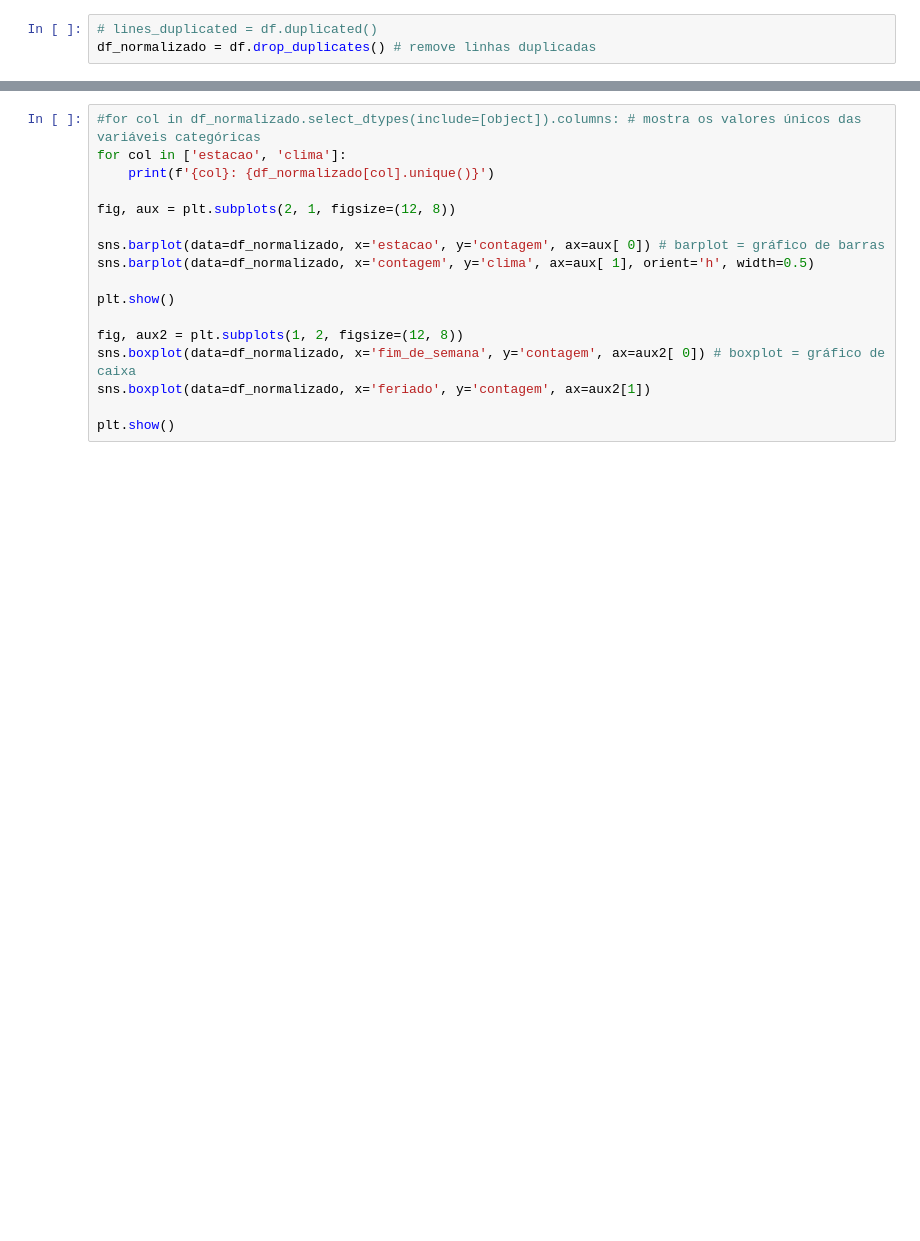
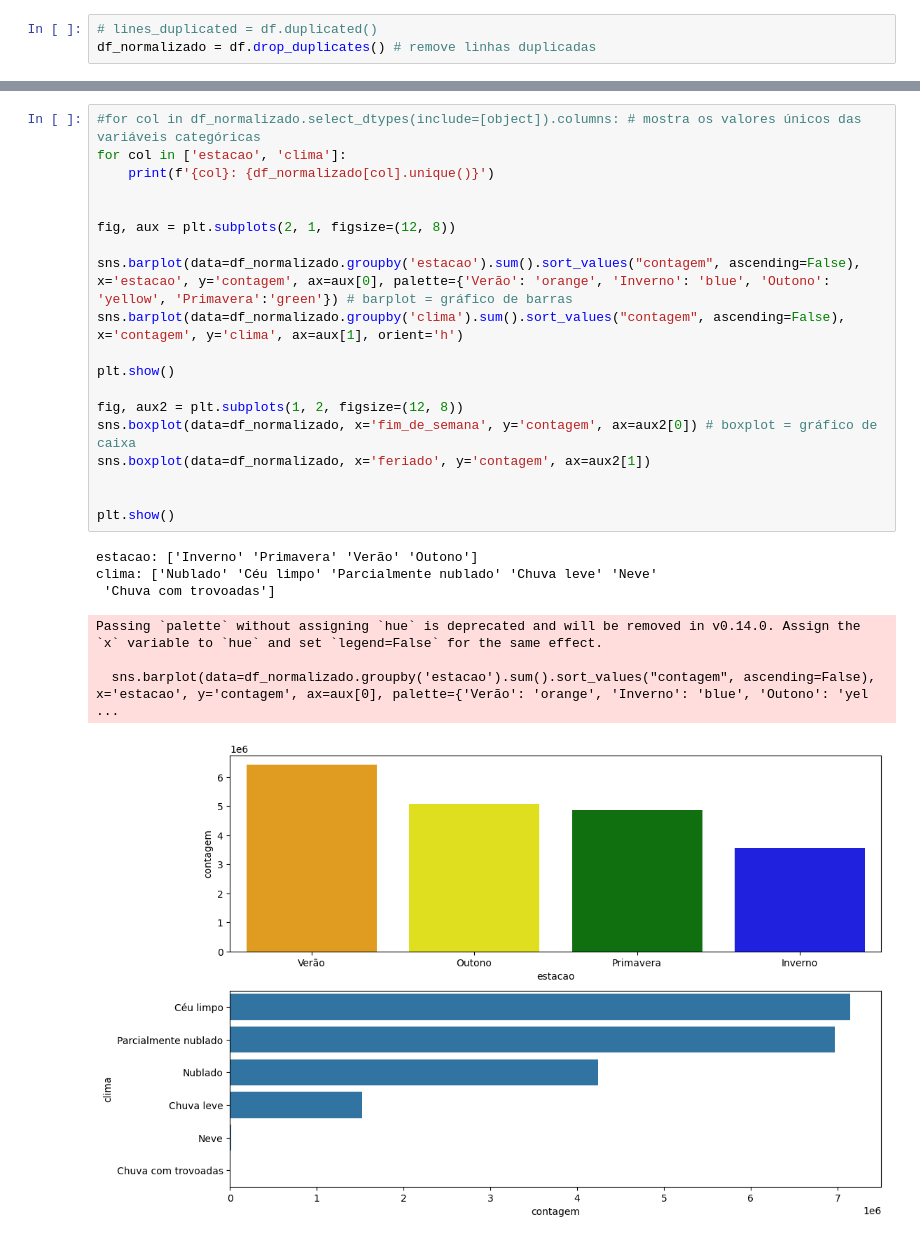
Before and after one commit to DayonCzykailo/data-science, a Jupyter notebook: temporary_serie_predict/bike_analisys.ipynb, the cells around one changed output, grey strips where cells are left out. Saved outputs shown, nothing was run; the diff lists cells and outputs as text; blank space fills up the shorter version.

```diff
--- a/temporary_serie_predict/bike_analisys.ipynb
+++ b/temporary_serie_predict/bike_analisys.ipynb
@@ -41,17 +67,27 @@ df_normalizado.describe(include=[object]) # mostra as variáveis categóricas
 # %%
 #for col in df_normalizado.select_dtypes(include=[object]).columns: # mostra os valores únicos das variáveis categóricas
 for col in ['estacao', 'clima']:
     print(f'{col}: {df_normalizado[col].unique()}')
 
+
 fig, aux = plt.subplots(2, 1, figsize=(12, 8))
 
-sns.barplot(data=df_normalizado, x='estacao', y='contagem', ax=aux[ 0]) # barplot = gráfico de barras
-sns.barplot(data=df_normalizado, x='contagem', y='clima', ax=aux[ 1], orient='h', width=0.5)
+sns.barplot(data=df_normalizado.groupby('estacao').sum().sort_values("contagem", ascending=False), x='estacao', y='contagem', ax=aux[0], palette={'Verão': 'orange', 'Inverno': 'blue', 'Outono': 'yellow', 'Primavera':'green'}) # barplot = gráfico de barras
+sns.barplot(data=df_normalizado.groupby('clima').sum().sort_values("contagem", ascending=False), x='contagem', y='clima', ax=aux[1], orient='h')
 
 plt.show()
 
 fig, aux2 = plt.subplots(1, 2, figsize=(12, 8))
-sns.boxplot(data=df_normalizado, x='fim_de_semana', y='contagem', ax=aux2[ 0]) # boxplot = gráfico de caixa
+sns.boxplot(data=df_normalizado, x='fim_de_semana', y='contagem', ax=aux2[0]) # boxplot = gráfico de caixa
 sns.boxplot(data=df_normalizado, x='feriado', y='contagem', ax=aux2[1])
 
+
 plt.show()
+# %% [output]
+estacao: ['Inverno' 'Primavera' 'Verão' 'Outono']
+clima: ['Nublado' 'Céu limpo' 'Parcialmente nublado' 'Chuva leve' 'Neve'
+ 'Chuva com trovoadas']
+Passing `palette` without assigning `hue` is deprecated and will be removed in v0.14.0. Assign the `x` variable to `hue` and set `legend=False` for the same effect.
+
+  sns.barplot(data=df_normalizado.groupby('estacao').sum().sort_values("contagem", ascending=False), x='estacao', y='contagem', ax=aux[0], palette={'Verão': 'orange', 'Inverno': 'blue', 'Outono': 'yel ...
+[figure, added]
```
Also changed, not shown: parts of 16 cells of this notebook, 1 other file.
